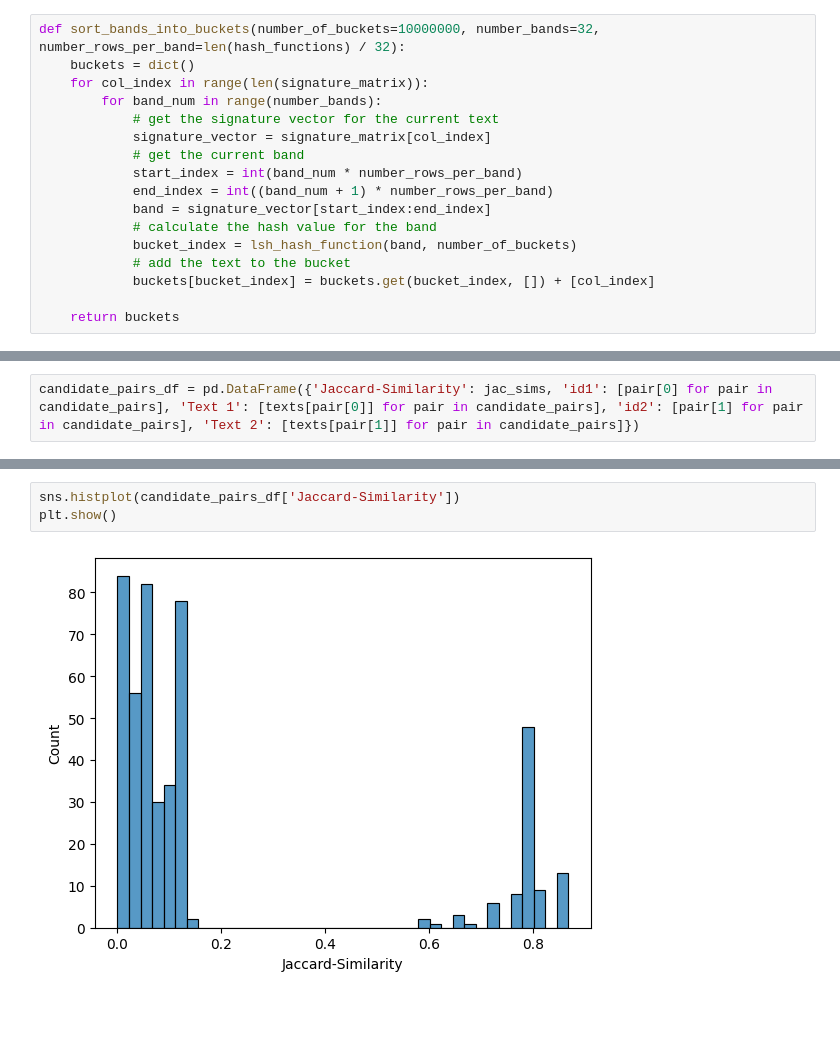
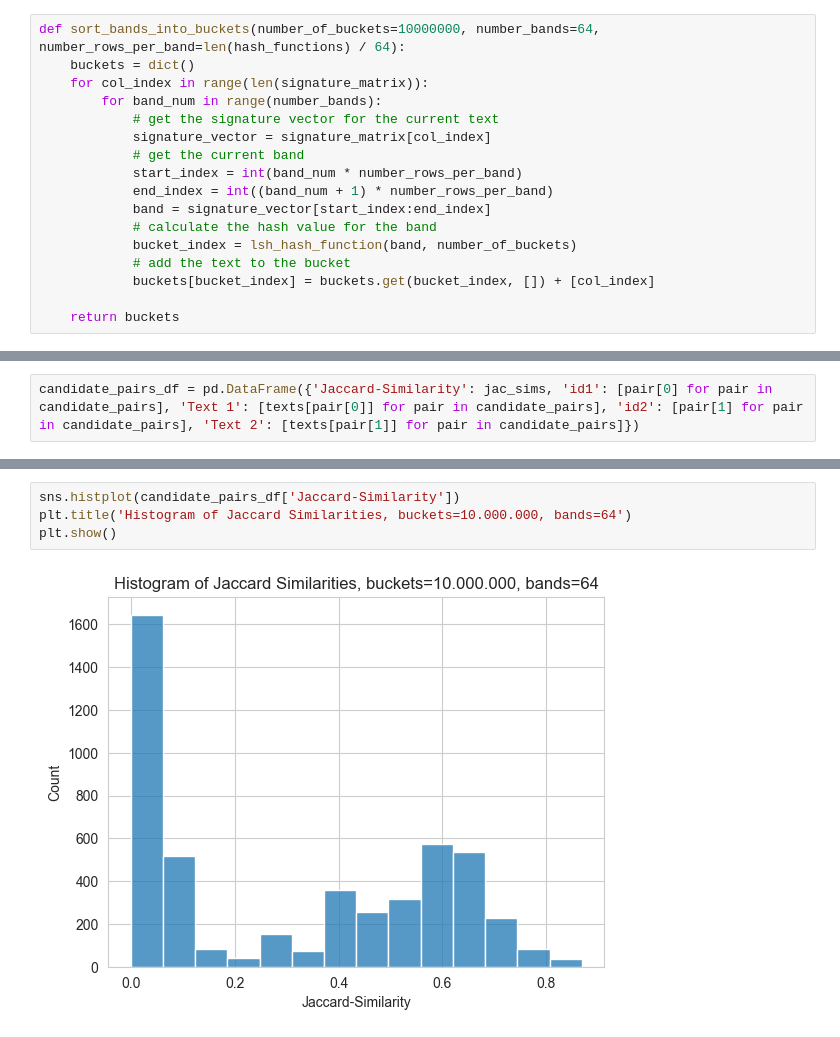
Before and after one commit to Phillus1999/data_science_2, a Jupyter notebook: projects/uebung_3/LSH_concepts.ipynb, the cells around one changed output, grey strips where cells are left out. Drawn from its saved outputs; the diff is of its cells as text; blank space fills up the shorter version.

```diff
--- a/projects/uebung_3/LSH_concepts.ipynb
+++ b/projects/uebung_3/LSH_concepts.ipynb
@@ -192,7 +192,7 @@ def lsh_hash_function(band, num_buckets):
     # Use the built-in hash function and take the modulo of the number of buckets
     return hash(string_band) % num_buckets
 # %%
-def sort_bands_into_buckets(number_of_buckets=10000000, number_bands=32, number_rows_per_band=len(hash_functions) / 32):
+def sort_bands_into_buckets(number_of_buckets=10000000, number_bands=64, number_rows_per_band=len(hash_functions) / 64):
     buckets = dict()
     for col_index in range(len(signature_matrix)):
         for band_num in range(number_bands):
@@ -286,5 +288,6 @@ candidate_pairs_df
 # %%
 sns.histplot(candidate_pairs_df['Jaccard-Similarity'])
+plt.title('Histogram of Jaccard Similarities, buckets=10.000.000, bands=64')
 plt.show()
 # %% [output]
-[figure, old version]
+[figure, new version]
```
Also changed, not shown: parts of 9 cells of this notebook.
